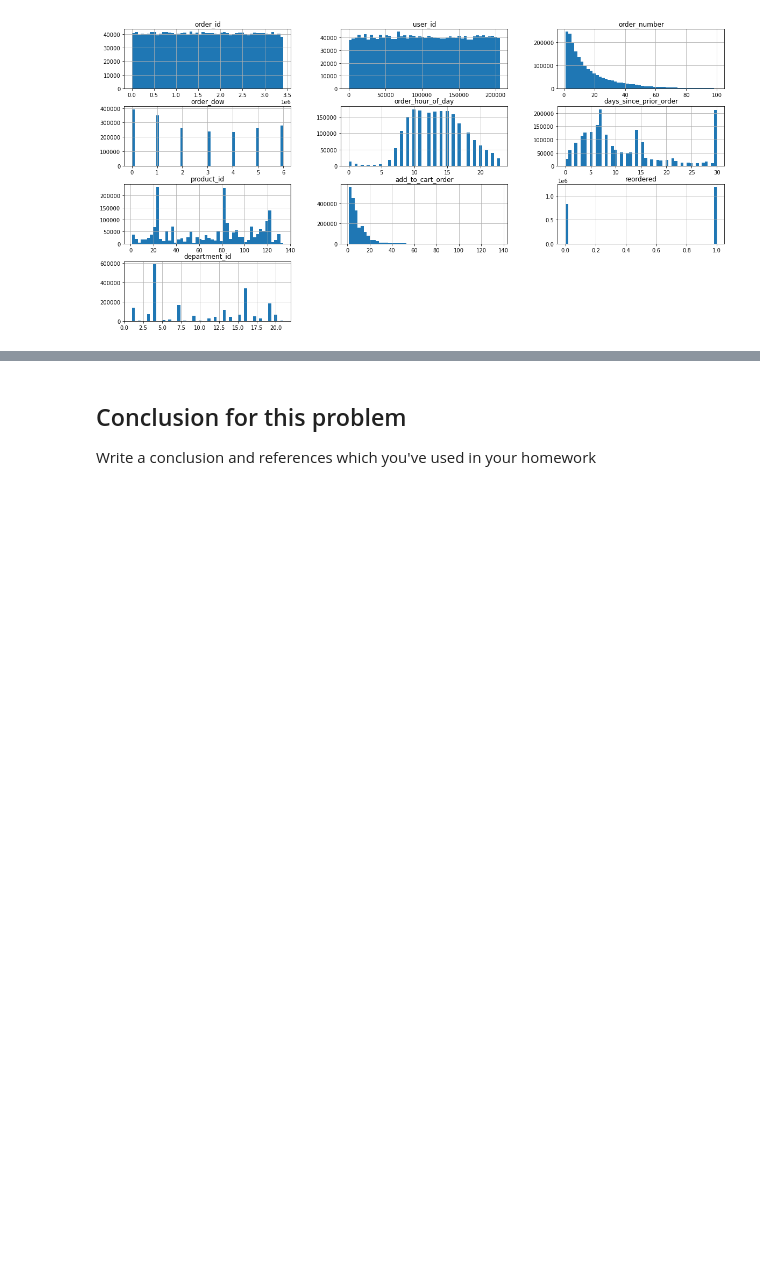
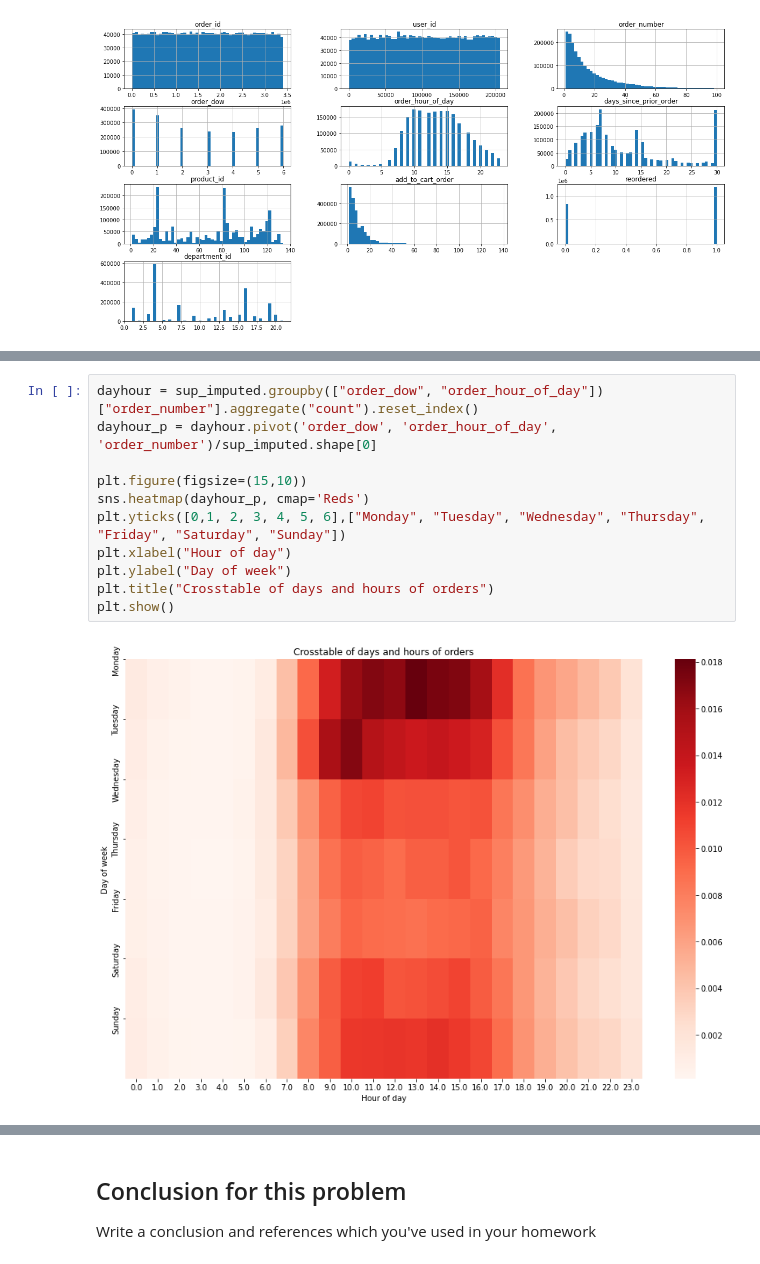
Before and after one commit to MohammadRouintan/Clustering-SuperMarket-Dataset-For-Predictive-Marketing, a Jupyter notebook: SuperMarket.ipynb, the cells around one changed output, grey strips where cells are left out. Saved outputs shown, nothing was run; the diff lists cells and outputs as text; blank space fills up the shorter version.

```diff
--- a/SuperMarket.ipynb
+++ b/SuperMarket.ipynb
@@ -167,0 +204,13 @@ plt.show()
+# %%
+dayhour = sup_imputed.groupby(["order_dow", "order_hour_of_day"])["order_number"].aggregate("count").reset_index()
+dayhour_p = dayhour.pivot('order_dow', 'order_hour_of_day', 'order_number')/sup_imputed.shape[0]
+
+plt.figure(figsize=(15,10))
+sns.heatmap(dayhour_p, cmap='Reds')
+plt.yticks([0,1, 2, 3, 4, 5, 6],["Monday", "Tuesday", "Wednesday", "Thursday", "Friday", "Saturday", "Sunday"])
+plt.xlabel("Hour of day")
+plt.ylabel("Day of week")
+plt.title("Crosstable of days and hours of orders")
+plt.show()
+# %% [output]
+[figure, added]
```
Also changed, not shown: parts of 8 cells of this notebook.
